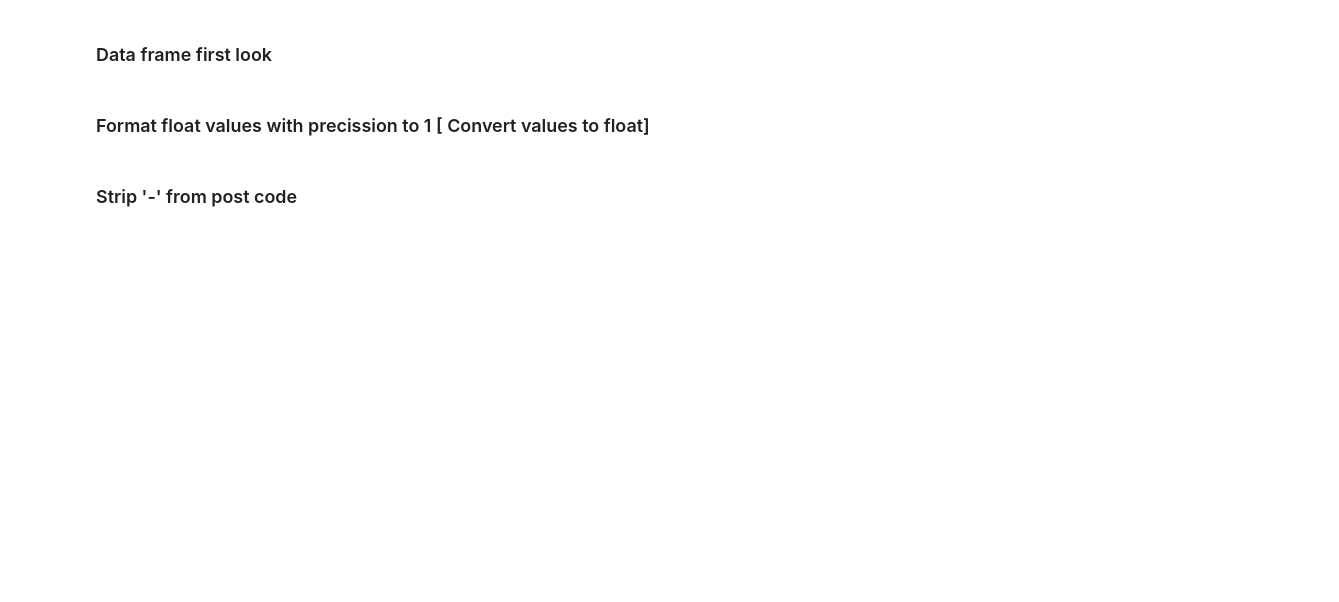
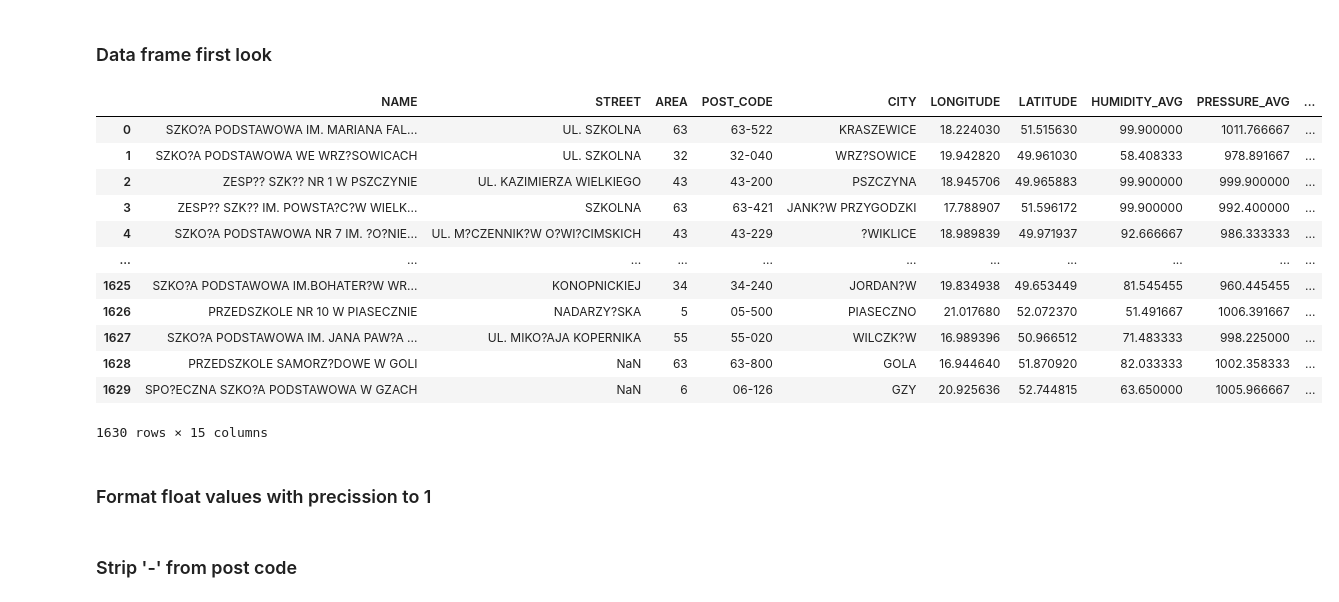
Before and after one commit to Kwadivald/Analiza, a Jupyter notebook: scripts/smog_raw.ipynb, the cells around one changed output. Saved outputs shown, nothing was run; the diff lists cells and outputs as text; code cells hidden in the pictures; blank space fills up the shorter version.

```diff
--- a/scripts/smog_raw.ipynb
+++ b/scripts/smog_raw.ipynb
@@ -93,8 +184,22 @@ df_smog2.shape
 # %% [markdown]
 ### Data frame first look
 # %%
-df_smog.describe
+df_smog
+# %% [output]
+|  | NAME | STREET | AREA | POST_CODE | CITY | LONGITUDE | LATITUDE | HUMIDITY_AVG | PRESSURE_AVG | ... |
+| 0 | SZKO?A PODSTAWOWA IM. MARIANA FAL... | UL. SZKOLNA | 63 | 63-522 | KRASZEWICE | 18.224030 | 51.515630 | 99.900000 | 1011.766667 | ... |
+| 1 | SZKO?A PODSTAWOWA WE WRZ?SOWICACH | UL. SZKOLNA | 32 | 32-040 | WRZ?SOWICE | 19.942820 | 49.961030 | 58.408333 | 978.891667 | ... |
+| 2 | ZESP?? SZK?? NR 1 W PSZCZYNIE | UL. KAZIMIERZA WIELKIEGO | 43 | 43-200 | PSZCZYNA | 18.945706 | 49.965883 | 99.900000 | 999.900000 | ... |
+| 3 | ZESP?? SZK?? IM. POWSTA?C?W WIELK... | SZKOLNA | 63 | 63-421 | JANK?W PRZYGODZKI | 17.788907 | 51.596172 | 99.900000 | 992.400000 | ... |
+| 4 | SZKO?A PODSTAWOWA NR 7 IM. ?O?NIE... | UL. M?CZENNIK?W O?WI?CIMSKICH | 43 | 43-229 | ?WIKLICE | 18.989839 | 49.971937 | 92.666667 | 986.333333 | ... |
+| ... | ... | ... | ... | ... | ... | ... | ... | ... | ... | ... |
+| 1625 | SZKO?A PODSTAWOWA IM.BOHATER?W WR... | KONOPNICKIEJ | 34 | 34-240 | JORDAN?W | 19.834938 | 49.653449 | 81.545455 | 960.445455 | ... |
+| 1626 | PRZEDSZKOLE NR 10 W PIASECZNIE | NADARZY?SKA | 5 | 05-500 | PIASECZNO | 21.017680 | 52.072370 | 51.491667 | 1006.391667 | ... |
+| 1627 | SZKO?A PODSTAWOWA IM. JANA PAW?A ... | UL. MIKO?AJA KOPERNIKA | 55 | 55-020 | WILCZK?W | 16.989396 | 50.966512 | 71.483333 | 998.225000 | ... |
+| 1628 | PRZEDSZKOLE SAMORZ?DOWE W GOLI | NaN | 63 | 63-800 | GOLA | 16.944640 | 51.870920 | 82.033333 | 1002.358333 | ... |
+| 1629 | SPO?ECZNA SZKO?A PODSTAWOWA W GZACH | NaN | 6 | 06-126 | GZY | 20.925636 | 52.744815 | 63.650000 | 1005.966667 | ... |
+1630 rows × 15 columns
 # %% [markdown]
-### Format float values with precission to 1 [ Convert values to float]
+### Format float values with precission to 1
 # %%
 for x in smog_columns:
```
Also changed, not shown: parts of 28 cells of this notebook.
